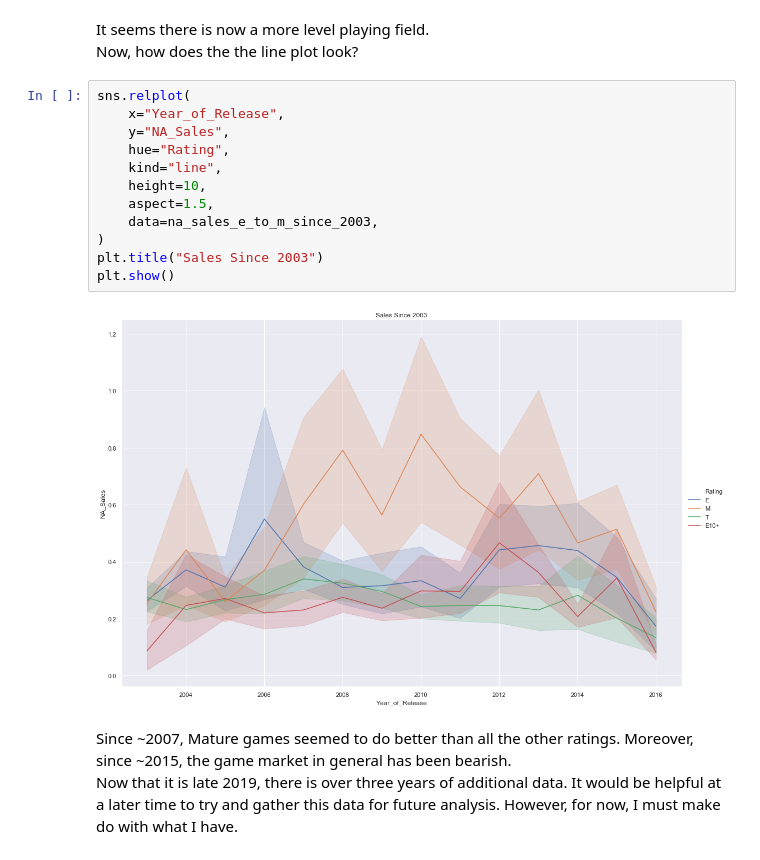
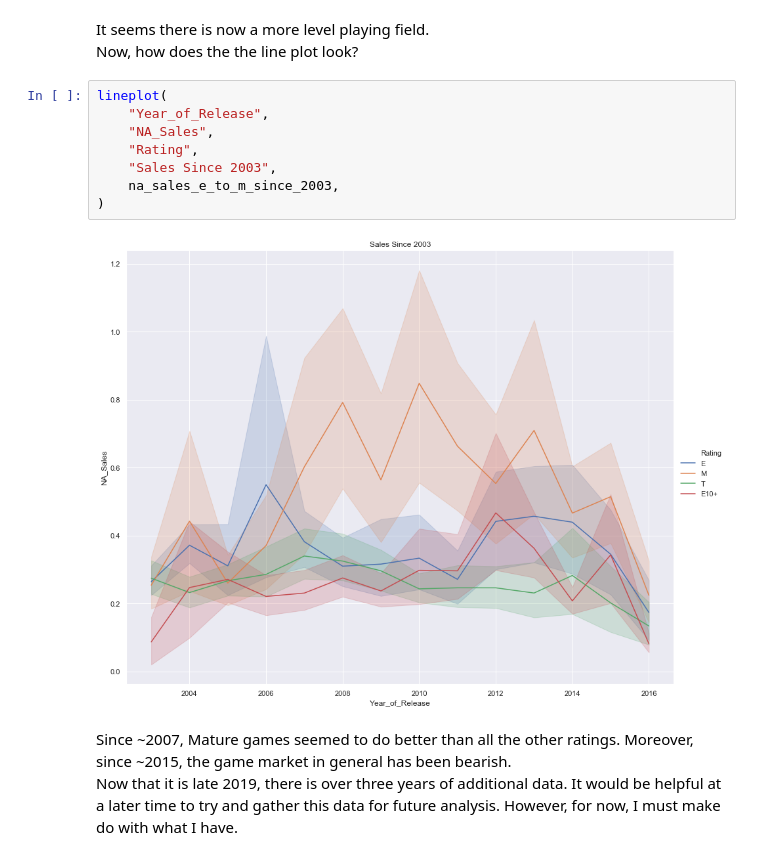
Before and after one commit to rjstange/Video-Game-Sales-by-ESRB-Rating, a Jupyter notebook: Video Game Sales By Maturity Rating.ipynb, the cells around one changed output. Saved outputs shown, nothing was run; the diff lists cells and outputs as text.

```diff
--- a/Video Game Sales By Maturity Rating.ipynb
+++ b/Video Game Sales By Maturity Rating.ipynb
@@ -154,20 +164,16 @@ Name: NA_Sales, dtype: float64
 # %% [markdown]
 It seems there is now a more level playing field.
 <br>Now, how does the the line plot look?
-# %%
-sns.relplot(
-    x="Year_of_Release",
-    y="NA_Sales",
-    hue="Rating",
-    kind="line",
-    height=10,
-    aspect=1.5,
-    data=na_sales_e_to_m_since_2003,
-)
-plt.title("Sales Since 2003")
-plt.show()
-# %% [output]
-[figure, removed]
+# %%
+lineplot(
+    "Year_of_Release",
+    "NA_Sales",
+    "Rating",
+    "Sales Since 2003",
+    na_sales_e_to_m_since_2003,
+)
+# %% [output]
+[figure, added]
 # %% [markdown]
 Since ~2007, Mature games seemed to do better than all the other ratings. Moreover, since ~2015, the game market in general has been bearish.
 <br>Now that it is late 2019, there is over three years of additional data. It would be helpful at a later time to try and gather this data for future analysis. However, for now, I must make do with what I have.
```
Also changed, not shown: parts of 10 cells of this notebook.
